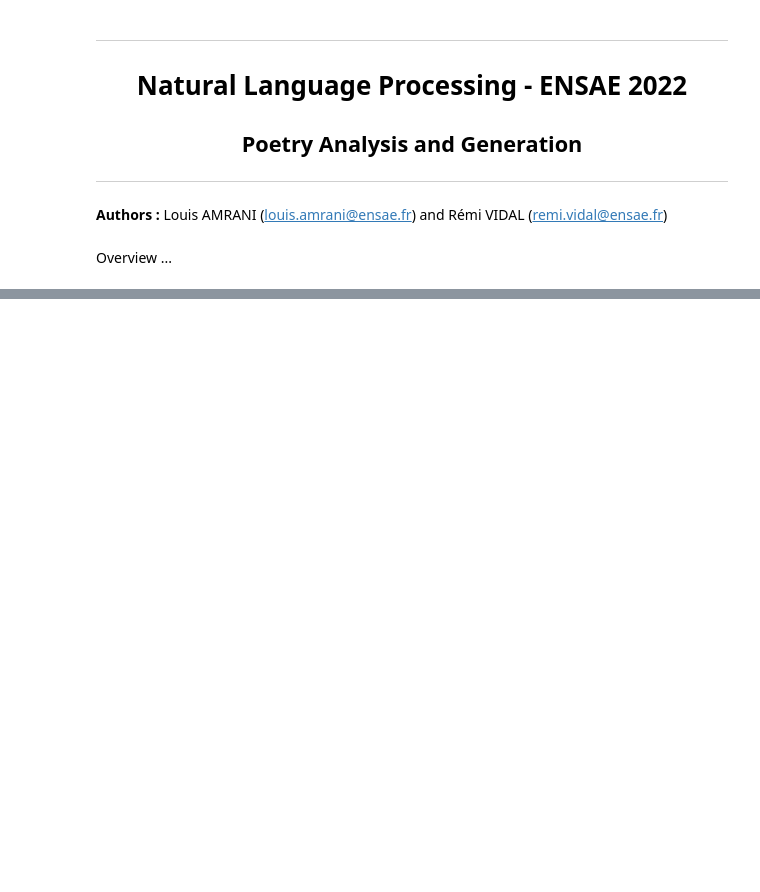
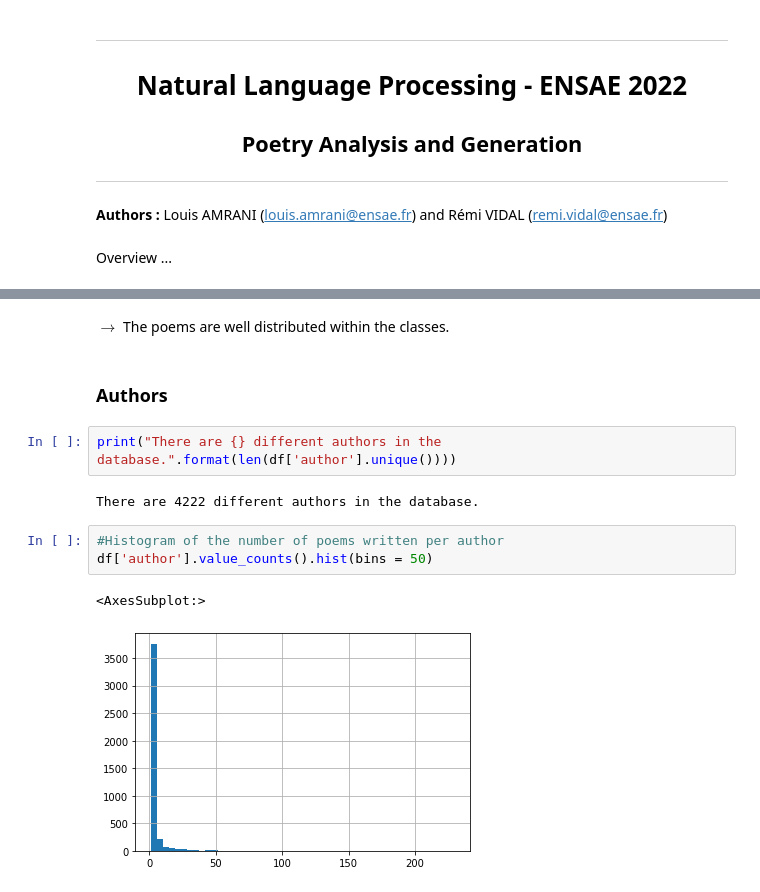
Before and after one commit to remi-vidal/NLP-ensae, a Jupyter notebook: notebook_nlp.ipynb, the cells around one changed output, grey strips where cells are left out. Drawn from its saved outputs; the diff is of its cells as text; blank space fills up the shorter version.

```diff
--- a/notebook_nlp.ipynb
+++ b/notebook_nlp.ipynb
@@ -21,0 +134,14 @@ df = pd.read_csv(url, index_col=0)
+# %% [markdown]
+$\longrightarrow$ The poems are well distributed within the classes.
+# %% [markdown]
+### Authors
+# %%
+print("There are {} different authors in the database.".format(len(df['author'].unique())))
+# %% [output]
+There are 4222 different authors in the database.
+# %%
+#Histogram of the number of poems written per author
+df['author'].value_counts().hist(bins = 50)
+# %% [output]
+<AxesSubplot:>
+[figure, added]
```
Also changed, not shown: parts of 27 cells of this notebook.
